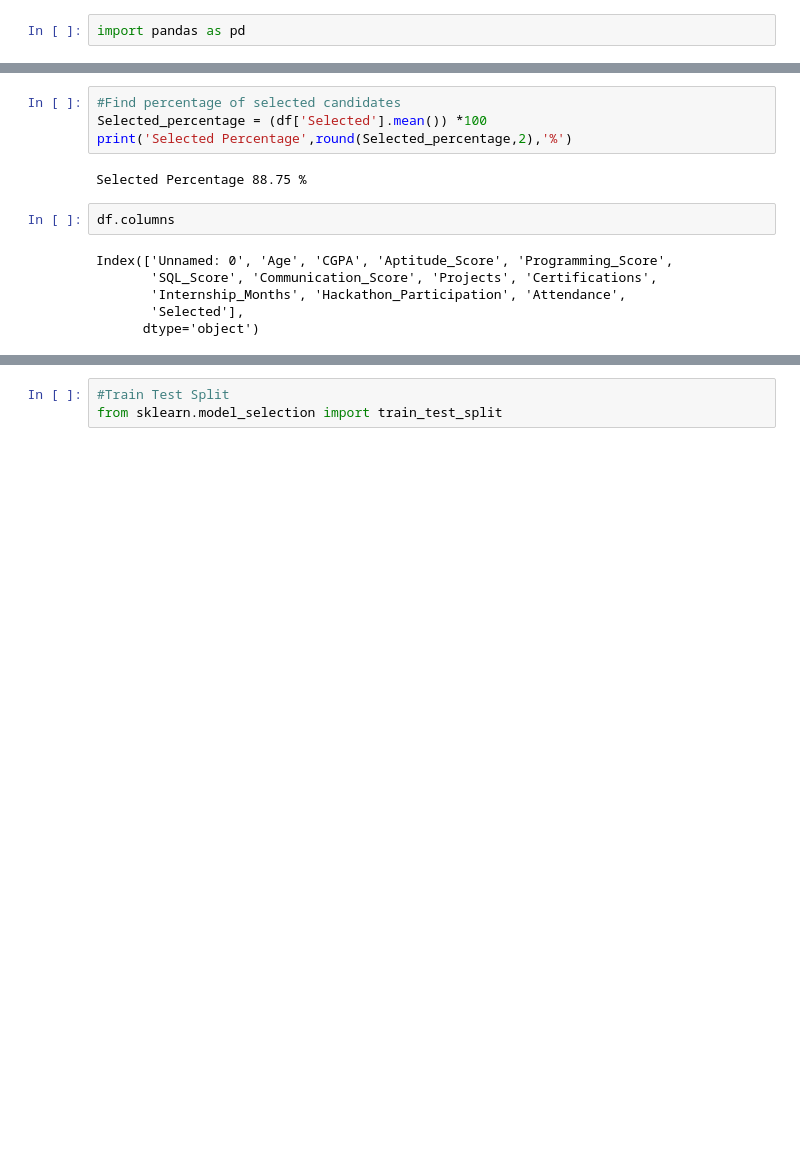
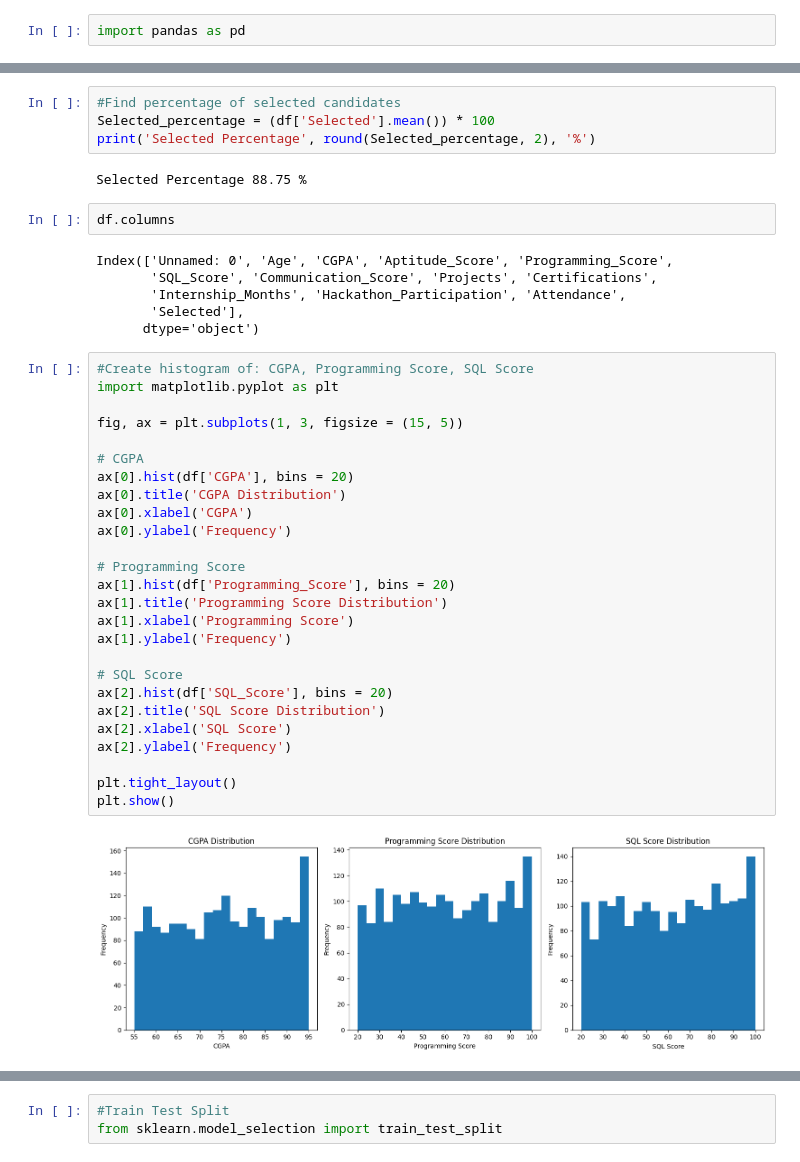
Before and after one commit to yashagarwal-06/AI-Fresher-Hiring-Selection-Prediction-Model, a Jupyter notebook: AI_Fresher_Hiring_Selection_Prediction_Model.ipynb, the cells around one changed output, grey strips where cells are left out. Cells and saved outputs as stored; diff of their text form; blank space fills up the shorter version.

```diff
--- a/AI_Fresher_Hiring_Selection_Prediction_Model.ipynb
+++ b/AI_Fresher_Hiring_Selection_Prediction_Model.ipynb
@@ -103,8 +103,8 @@ df.describe()
 | max | 1999.000000 | 26.00000 | 95.000000 | 100.000000 | 100.000000 | 100.000000 | 100.000000 | ... |
 # %%
 #Find percentage of selected candidates
-Selected_percentage = (df['Selected'].mean()) *100
-print('Selected Percentage',round(Selected_percentage,2),'%')
+Selected_percentage = (df['Selected'].mean()) * 100
+print('Selected Percentage', round(Selected_percentage, 2), '%')
 # %% [output]
 Selected Percentage 88.75 %
 # %%
@@ -115,3 +115,31 @@ Index(['Unnamed: 0', 'Age', 'CGPA', 'Aptitude_Score', 'Programming_Score',
        'Internship_Months', 'Hackathon_Participation', 'Attendance',
        'Selected'],
       dtype='object')
+# %%
+#Create histogram of: CGPA, Programming Score, SQL Score
+import matplotlib.pyplot as plt
+
+fig, ax = plt.subplots(1, 3, figsize = (15, 5))
+
+# CGPA
+ax[0].hist(df['CGPA'], bins = 20)
+ax[0].title('CGPA Distribution')
+ax[0].xlabel('CGPA')
+ax[0].ylabel('Frequency')
+
+# Programming Score
+ax[1].hist(df['Programming_Score'], bins = 20)
+ax[1].title('Programming Score Distribution')
+ax[1].xlabel('Programming Score')
+ax[1].ylabel('Frequency')
+
+# SQL Score
+ax[2].hist(df['SQL_Score'], bins = 20)
+ax[2].title('SQL Score Distribution')
+ax[2].xlabel('SQL Score')
+ax[2].ylabel('Frequency')
+
+plt.tight_layout()
+plt.show()
+# %% [output]
+[figure, added]
```
Also changed, not shown: parts of 19 cells of this notebook.
